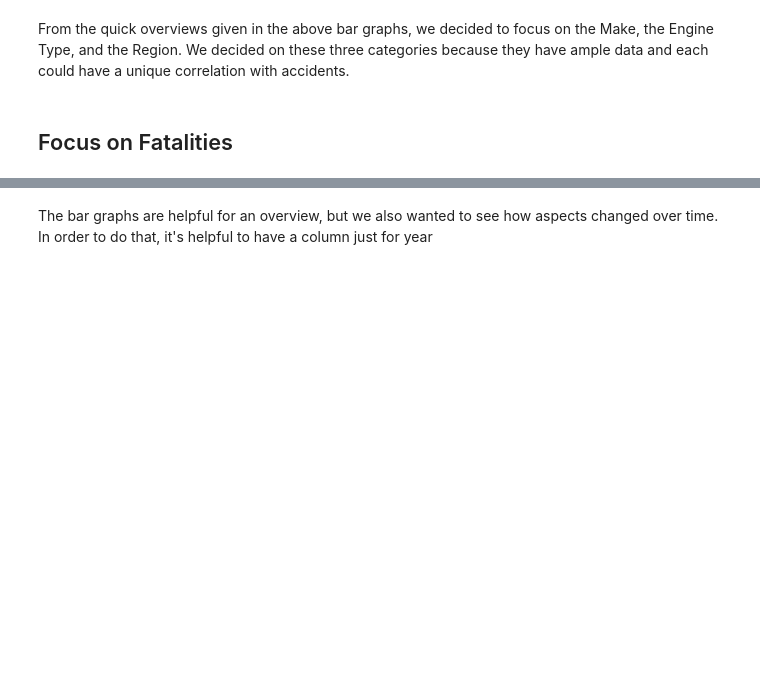
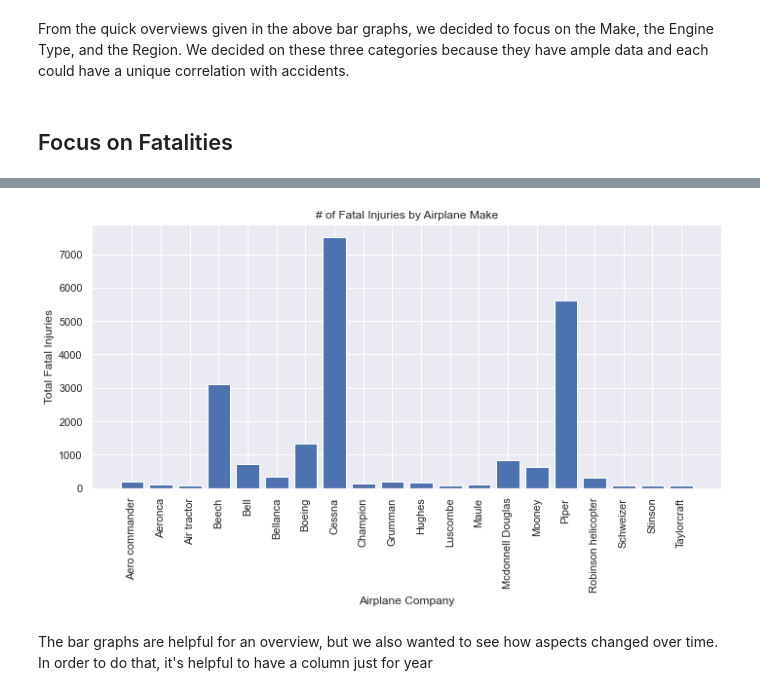
Before and after one commit to pmjustafort/DSC-Phase1-Project-BEP, a Jupyter notebook: daly_project_1-Copy.ipynb, the cells around one changed output, grey strips where cells are left out. Saved outputs shown, nothing was run; the diff lists cells and outputs as text; code cells hidden in the pictures; blank space fills up the shorter version.

Commit message:
added Em graphs

```diff
--- a/daly_project_1-Copy.ipynb
+++ b/daly_project_1-Copy.ipynb
@@ -600,3 +600,9 @@ ax.bar(x,y);
 From the quick overviews given in the above bar graphs, we decided to focus on the Make, the Engine Type, and the Region. We decided on these three categories because they have ample data and each could have a unique correlation with accidents.
 # %% [markdown]
 ## Focus on Fatalities
+# %%
+#Getting top 20 airplane makes for below make bar chart
+make_count = accident_df['make'].value_counts()
+top_20_make = make_count.head(20)
+make_subset = accident_df[accident_df['make'].isin(top_20_make.index)]
+make_subset.head()
@@ -603,3 +617,21 @@ From the quick overviews given in the above bar graphs, we decided to focus on t
+# %%
+#graph of fatalities by make
+airplane_make = make_subset.groupby('make')['total_fatal_injuries'].sum()
+
+fig, ax = plt.subplots(figsize=(10, 6))
+
+ax.bar(airplane_make.index, make_groupby_df.values)
+
+ax.set_xlabel('Airplane Company')
+ax.set_ylabel('Total Fatal Injuries')
+ax.set_title('# of Fatal Injuries by Airplane Make')
+
+plt.xticks(rotation='vertical')  # Rotate x-axis labels vertically
+
+plt.tight_layout()
+plt.show()
+# %% [output]
+[figure, added]
 # %% [markdown]
 The bar graphs are helpful for an overview, but we also wanted to see how aspects changed over time. In order to do that, it's helpful to have a column just for year
 # %%
```
Also changed, not shown: parts of 8 cells of this notebook.
